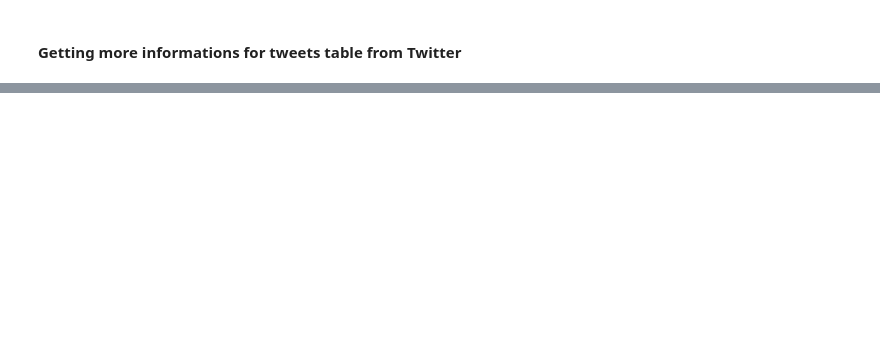
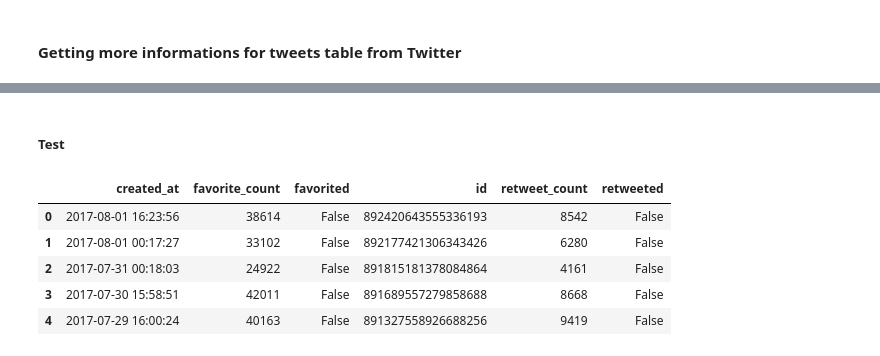
Before and after one commit to guilhermelfl/DogRatesTwitterAnalyse, a Jupyter notebook: DogRatesTwitterAnalyse.ipynb, the cells around one changed output, grey strips where cells are left out. Cells and saved outputs as stored; diff of their text form; code cells hidden in the pictures; blank space fills up the shorter version.

```diff
--- a/DogRatesTwitterAnalyse.ipynb
+++ b/DogRatesTwitterAnalyse.ipynb
@@ -83,0 +465,20 @@ predictions.head()
+# %%
+tweets_complement_clean = tweets_complement_clean.drop(['contributors','coordinates','display_text_range','entities',
+                                                        'extended_entities','full_text','geo','id_str','in_reply_to_screen_name',
+                                                        'in_reply_to_status_id','in_reply_to_status_id_str',
+                                                        'in_reply_to_user_id','in_reply_to_user_id_str','is_quote_status',
+                                                        'lang','place','possibly_sensitive','possibly_sensitive_appealable',
+                                                        'quoted_status','quoted_status_id','quoted_status_id_str',
+                                                        'quoted_status_permalink','source','truncated','user',
+                                                        'retweeted_status'], axis=1)
+# %% [markdown]
+##### Test
+# %%
+tweets_complement_clean.head()
+# %% [output]
+|  | created_at | favorite_count | favorited | id | retweet_count | retweeted |
+| 0 | 2017-08-01 16:23:56 | 38614 | False | 892420643555336193 | 8542 | False |
+| 1 | 2017-08-01 00:17:27 | 33102 | False | 892177421306343426 | 6280 | False |
+| 2 | 2017-07-31 00:18:03 | 24922 | False | 891815181378084864 | 4161 | False |
+| 3 | 2017-07-30 15:58:51 | 42011 | False | 891689557279858688 | 8668 | False |
+| 4 | 2017-07-29 16:00:24 | 40163 | False | 891327558926688256 | 9419 | False |
```
Also changed, not shown: parts of 75 cells of this notebook, 2 other files.
